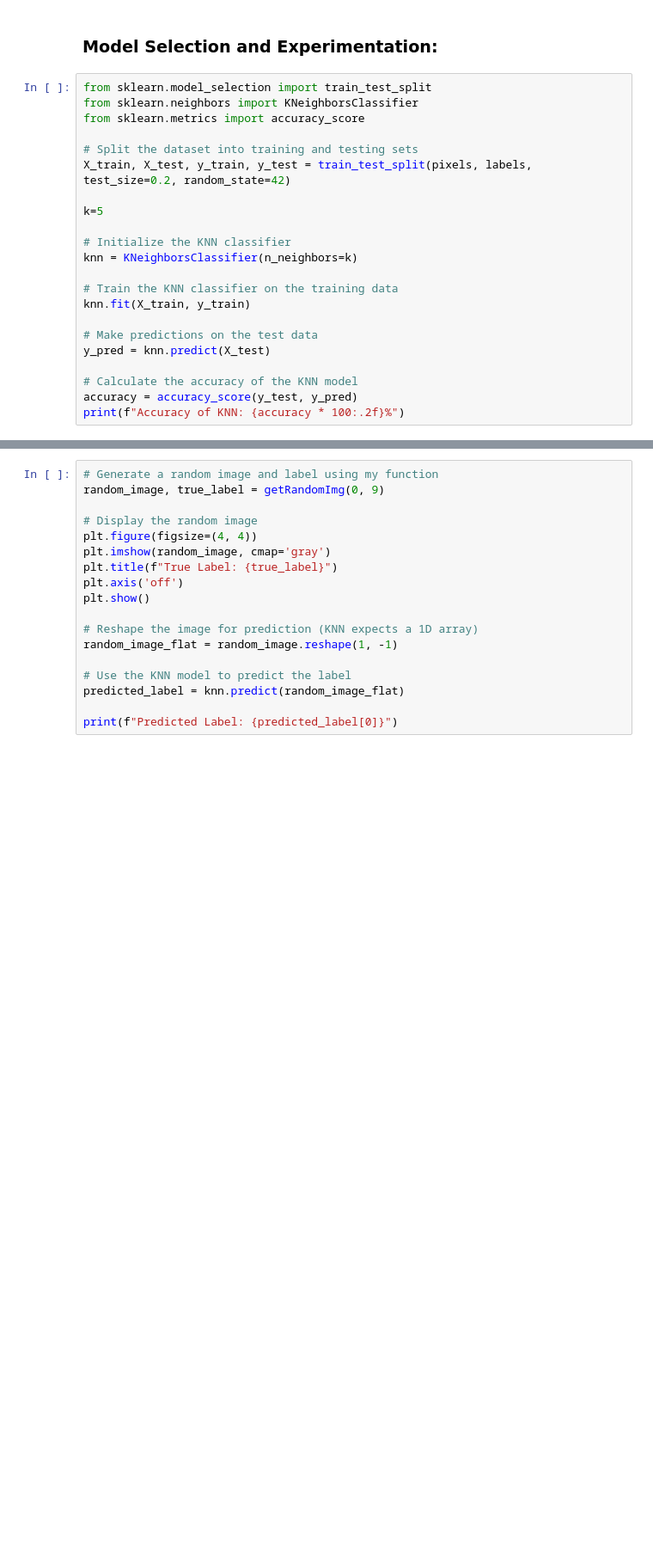
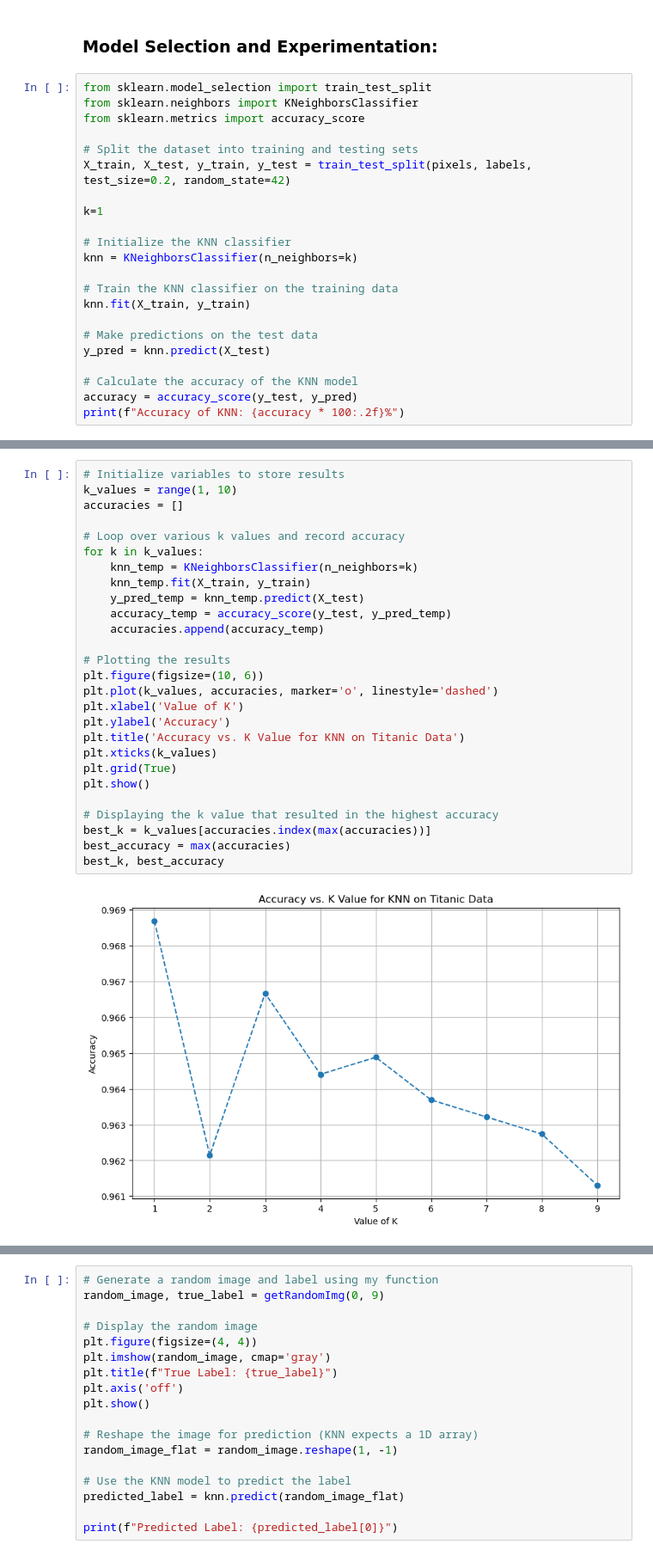
Before and after one commit to asndiallo/machine-learning, a Jupyter notebook: img-classification.ipynb, the cells around one changed output, grey strips where cells are left out. Shown: that part at 86% size. Saved outputs shown, nothing was run; the diff lists cells and outputs as text; blank space fills up the shorter version.

```diff
--- a/img-classification.ipynb
+++ b/img-classification.ipynb
@@ -105,7 +105,7 @@ from sklearn.metrics import accuracy_score
 # Split the dataset into training and testing sets
 X_train, X_test, y_train, y_test = train_test_split(pixels, labels, test_size=0.2, random_state=42)
 
-k=5
+k=1
 
 # Initialize the KNN classifier
 knn = KNeighborsClassifier(n_neighbors=k)
@@ -123,0 +126,29 @@ Accuracy of KNN: 96.49%
+# %%
+# Initialize variables to store results
+k_values = range(1, 10)
+accuracies = []
+
+# Loop over various k values and record accuracy
+for k in k_values:
+    knn_temp = KNeighborsClassifier(n_neighbors=k)
+    knn_temp.fit(X_train, y_train)
+    y_pred_temp = knn_temp.predict(X_test)
+    accuracy_temp = accuracy_score(y_test, y_pred_temp)
+    accuracies.append(accuracy_temp)
+
+# Plotting the results
+plt.figure(figsize=(10, 6))
+plt.plot(k_values, accuracies, marker='o', linestyle='dashed')
+plt.xlabel('Value of K')
+plt.ylabel('Accuracy')
+plt.title('Accuracy vs. K Value for KNN on Titanic Data')
+plt.xticks(k_values)
+plt.grid(True)
+plt.show()
+
+# Displaying the k value that resulted in the highest accuracy
+best_k = k_values[accuracies.index(max(accuracies))]
+best_accuracy = max(accuracies)
+best_k, best_accuracy
+# %% [output]
+[figure, added]
```
Also changed, not shown: parts of 3 cells of this notebook.
